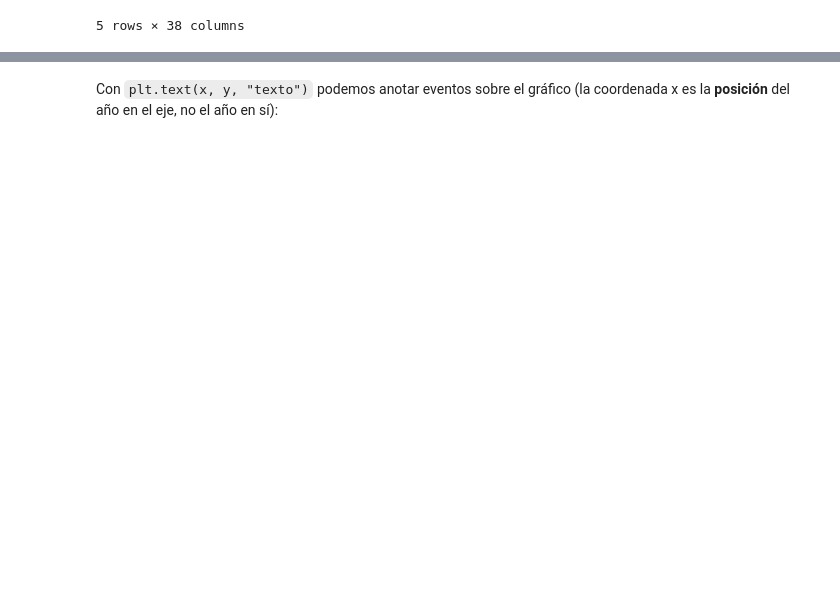
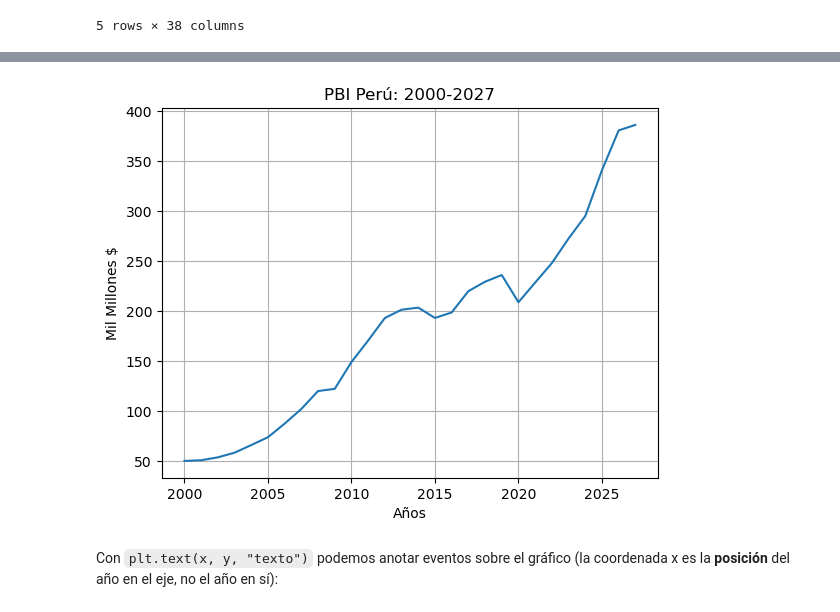
Before and after one commit to jgomezz/cpe_ciencia_datos_python_2026, a Jupyter notebook: mod2_estadistica_y_visualizacion/semana_03_visualization.ipynb, the cells around one changed output, grey strips where cells are left out. Drawn from its saved outputs; the diff is of its cells as text; code cells hidden in the pictures; blank space fills up the shorter version.

```diff
--- a/mod2_estadistica_y_visualizacion/semana_03_visualization.ipynb
+++ b/mod2_estadistica_y_visualizacion/semana_03_visualization.ipynb
@@ -487,4 +487,6 @@ df.head()
 5 rows × 38 columns
 # %%
 # Lista de años como strings (los encabezados del CSV son texto)
-anhos = list(map(str, range(2001, 2027)))
+anhos = list(map(str, range(2000, 2028)))
+
+anhos
@@ -491,11 +511,13 @@ anhos = list(map(str, range(2001, 2027)))
 # %%
 info_peru = df.loc["Peru", anhos]
 info_peru.plot()
-plt.title("PBI Perú: 2001-2026")
+plt.title("PBI Perú: 2000-2027")
 plt.xlabel("Años")
 plt.ylabel("Mil Millones $")
 plt.grid()
 plt.show()
+# %% [output]
+[figure, added]
 # %% [markdown]
 Con `plt.text(x, y, "texto")` podemos anotar eventos sobre el gráfico (la coordenada x es la **posición** del año en el eje, no el año en sí):
 # %%
```
Also changed, not shown: parts of 4 cells of this notebook.
